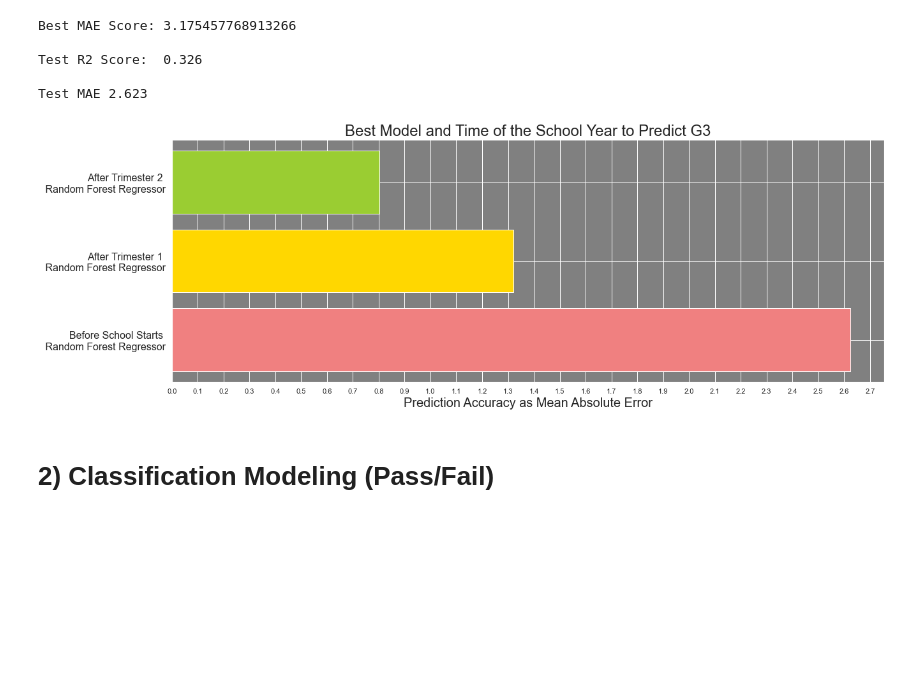
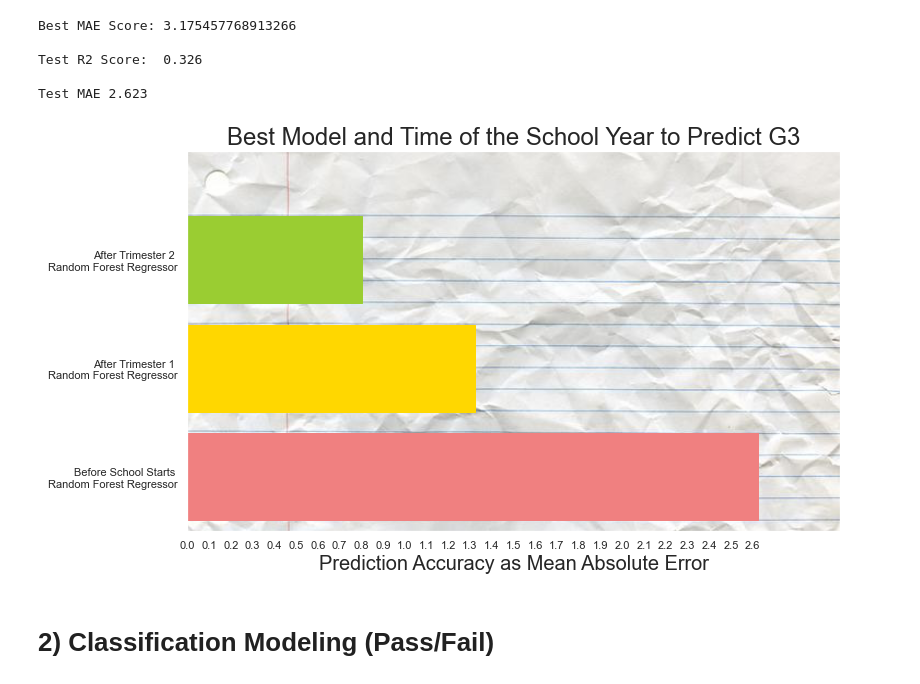
Before and after one commit to sam-tritto/predicting-student-grades, a Jupyter notebook: Predicting School Grades.ipynb, the cells around one changed output. Drawn from its saved outputs; the diff is of its cells as text; code cells hidden in the pictures; blank space fills up the shorter version.

```diff
--- a/Predicting School Grades.ipynb
+++ b/Predicting School Grades.ipynb
@@ -1284,32 +1286,41 @@ Test R2 Score:  0.326
 
 Test MAE 2.623
 # %%
-fig = plt.figure(figsize=(20, 7))
 
-ax = fig.add_subplot(111)
-ax.patch.set_facecolor('grey')
+img = mpimg.imread('paper.png', 0)
+
+
+fig, ax = plt.subplots(figsize=(20, 7))
+
+
+ax.imshow(img, extent=[0, 6, -0.5, 3])
 
 y_labels = ['Before School Starts \n Random Forest Regressor',
             'After Trimester 1 \n Random Forest Regressor',
             'After Trimester 2 \n Random Forest Regressor' ]
 
 
-x_values = [mae_3, mae_2, mae_1]
+x_values = [mae_3*2, mae_2*2, mae_1*2]
 
 
-plt.xticks(np.arange(0, 5, 0.1))
-plt.yticks(fontsize=16)
-plt.xlabel("Prediction Accuracy as Mean Absolute Error", fontsize=20)
-plt.title('Best Model and Time of the School Year to Predict G3', fontsize=24)
+ax.set_xticks(np.arange(0, 6, 0.2))
+ax.set_xticklabels([0.0, 0.1, 0.2, 0.3, 0.4, 0.5, 0.6, 0.7, 0.8, 0.9, 1.0, 1.1, 1.2, 1.3, 1.4, 1.5, 1.6, 1.7, 1.8, 1.9, 2.0, 2.1, 2.2, 2.3, 2.4, 2.5, 2.6])
+
+ax.set_yticks(np.arange(0, 3, 1))
+
+ax.set_xlabel("Prediction Accuracy as Mean Absolute Error", fontsize=20)
+ax.set_title('Best Model and Time of the School Year to Predict G3', fontsize=24, loc='center')
 
 color_list =['lightcoral', 'gold','yellowgreen']
 
+plt.grid(b=None)
 
-plt.barh(y_labels, x_values, color = color_list)
+ax = plt.barh(y_labels, x_values, color = color_list, edgecolor=color_list)
+
 
 plt.show()
 # %% [output]
-[figure, old version]
+[figure, new version]
 # %% [markdown]
 # 2) Classification Modeling (Pass/Fail)
 # %% [markdown]
```
Also changed, not shown: parts of 30 cells of this notebook.
